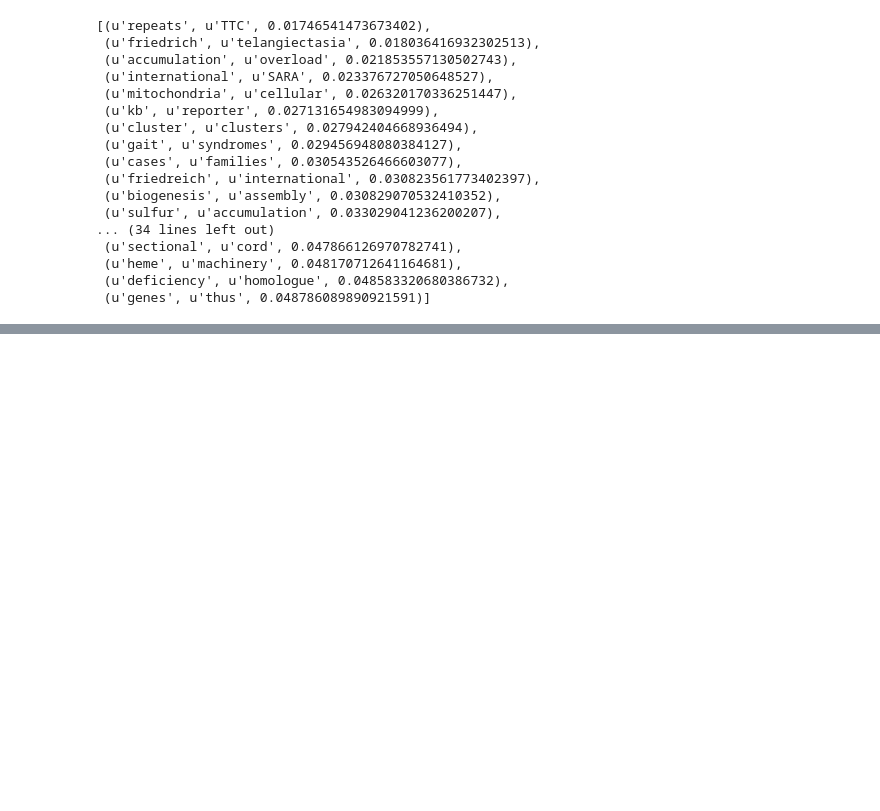
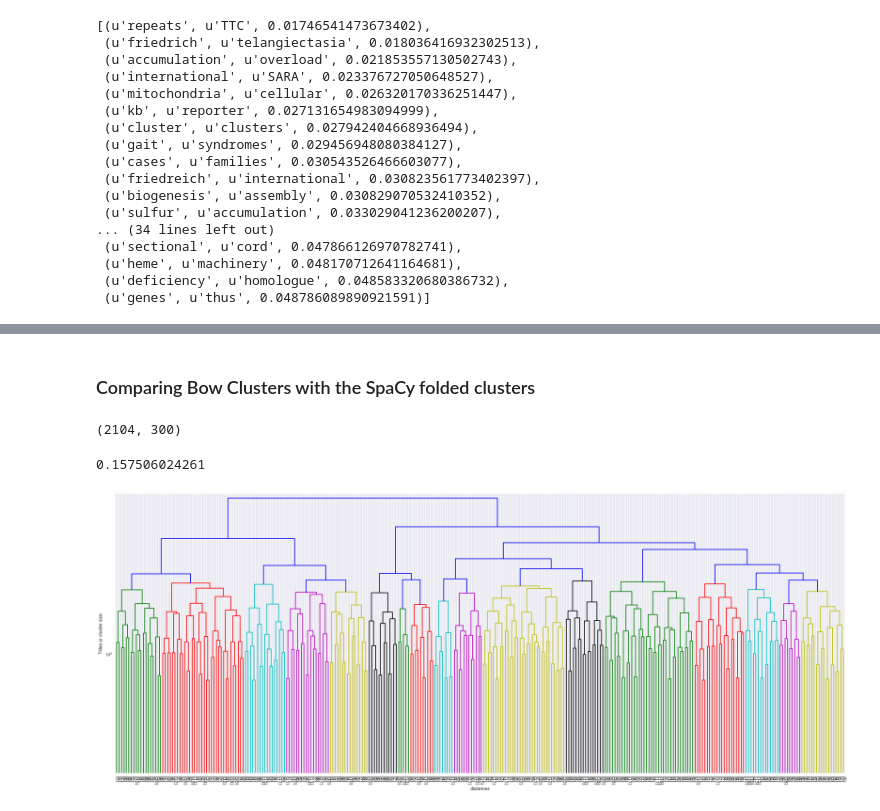
Before and after one commit to codezakh/word-clusters, a Jupyter notebook: doc2vec-poc.ipynb, the cells around one changed output, grey strips where cells are left out. Saved outputs shown, nothing was run; the diff lists cells and outputs as text; code cells hidden in the pictures; blank space fills up the shorter version.

```diff
--- a/doc2vec-poc.ipynb
+++ b/doc2vec-poc.ipynb
@@ -1506,0 +1349,32 @@ model_2.most_similar('homologue')
+# %% [markdown]
+### Comparing Bow Clusters with the SpaCy folded clusters
+# %%
+all_walks_features = pd.read_pickle('/Users/kahnza2/Documents/all_walks_matrix.pkl')
+# %%
+all_walks_features.shape
+# %% [output]
+(2104, 300)
+# %%
+Z_d2v_allwalks = scipy.cluster.hierarchy.linkage(all_walks_features,'complete',metric='cosine')
+Z_d2v_allwalks = scipy.clip(Z_d2v_allwalks,0,np.max(Z_d2v_allwalks)) #removing spurious negative values
+# %%
+c_d2v_allwalks, coph_dists_d2v = scipy.cluster.hierarchy.cophenet(Z_d2v_allwalks,scipy.spatial.distance.pdist(all_walks_features,
+                                                                                                              metric='cosine'))
+print(c_d2v_allwalks)
+# %% [output]
+0.157506024261
+# %%
+fig = plt.figure(figsize=(25,10))
+plt.ylabel('Titles or cluster size')
+plt.xlabel('distances')
+plt.tight_layout()
+scipy.cluster.hierarchy.dendrogram(Z_d2v_allwalks,truncate_mode='lastp',show_leaf_counts='false',
+                                   labels=[doc['oldtitle'] for doc in corpus_iterable_strings],
+                                  leaf_rotation=270,
+                                  orientation='top',
+                                  p=300,
+                                  leaf_font_size=12)
+plt.ylim(0.8,2.0)
+plt.yscale('symlog',basey=10,linthreshy=1.0)
+# %% [output]
+[figure, added]
```
Also changed, not shown: parts of 42 cells of this notebook, 5 other files.
